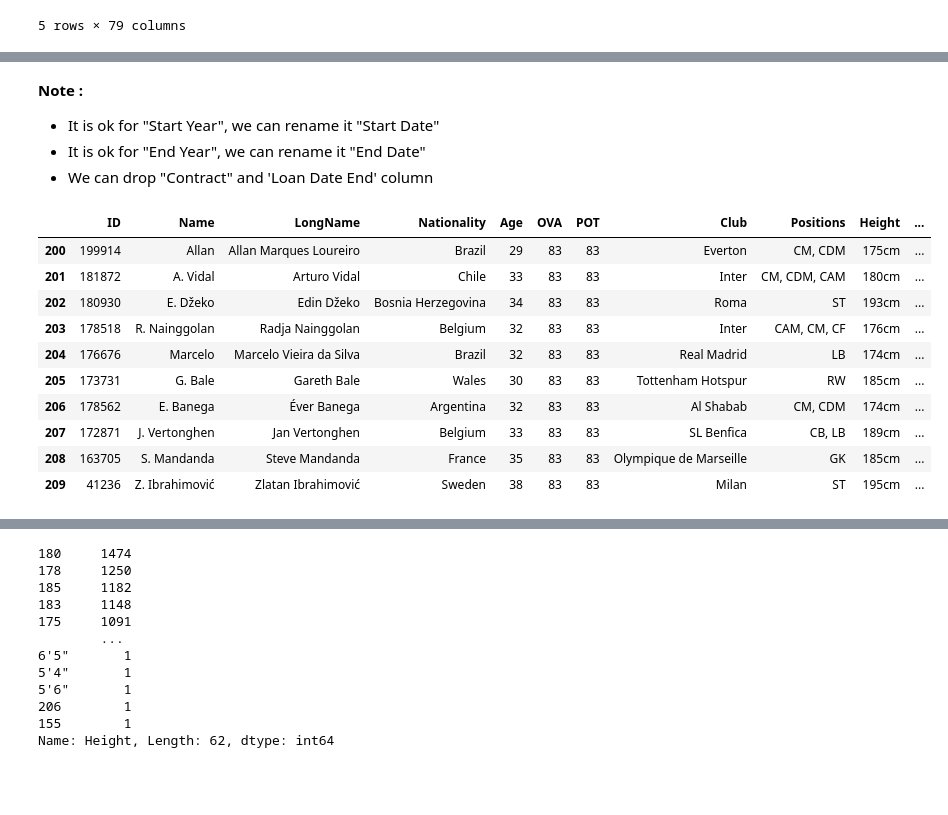
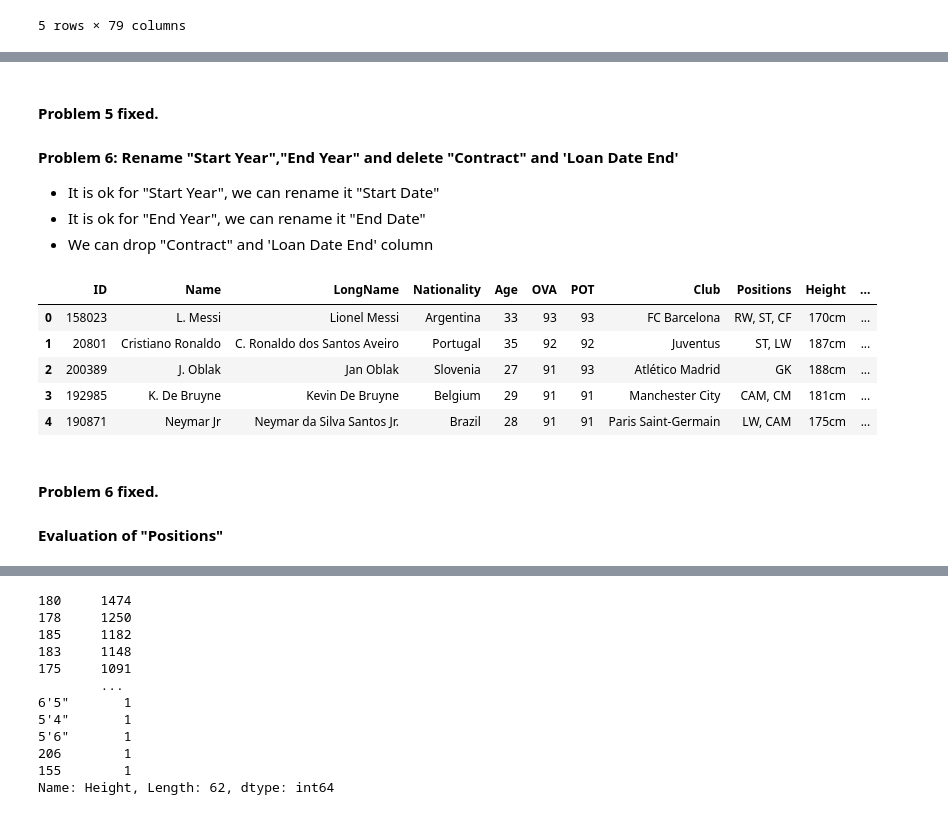
Before and after one commit to bovebove/FIFA21-Data-Cleaning, a Jupyter notebook: DataCleaingChallenge2023_03_10_dataset2.ipynb, the cells around one changed output, grey strips where cells are left out. Saved outputs shown, nothing was run; the diff lists cells and outputs as text; code cells hidden in the pictures; blank space fills up the shorter version.

```diff
--- a/DataCleaingChallenge2023_03_10_dataset2.ipynb
+++ b/DataCleaingChallenge2023_03_10_dataset2.ipynb
@@ -546,7 +606,10 @@ df['End Year'].value_counts()
 2020-12-30       1
 Name: End Year, dtype: int64
 # %% [markdown]
-**Note :**
+#### Problem 5 fixed.
+
+
+#### Problem 6: Rename "Start Year","End Year" and delete "Contract" and 'Loan Date End'
 - It is ok for "Start Year", we can rename it "Start Date"
 - It is ok for "End Year", we can rename it "End Date"
 - We can drop "Contract" and 'Loan Date End' column
@@ -555,16 +618,15 @@ df.rename(columns={"Start Year" :"Start Date", "End Year" :"End Date"},inplace=T
 # %%
 df.drop(columns=['Loan Date End','Contract'],inplace=True, errors='ignore')
 # %%
-df.iloc[200:210,0:12]
+df.iloc[:,:13].head(5)
 # %% [output]
 |  | ID | Name | LongName | Nationality | Age | OVA | POT | Club | Positions | Height | ... |
-| 200 | 199914 | Allan | Allan Marques Loureiro | Brazil | 29 | 83 | 83 | Everton | CM, CDM | 175cm | ... |
-| 201 | 181872 | A. Vidal | Arturo Vidal | Chile | 33 | 83 | 83 | Inter | CM, CDM, CAM | 180cm | ... |
-| 202 | 180930 | E. Džeko | Edin Džeko | Bosnia Herzegovina | 34 | 83 | 83 | Roma | ST | 193cm | ... |
-| 203 | 178518 | R. Nainggolan | Radja Nainggolan | Belgium | 32 | 83 | 83 | Inter | CAM, CM, CF | 176cm | ... |
-| 204 | 176676 | Marcelo | Marcelo Vieira da Silva | Brazil | 32 | 83 | 83 | Real Madrid | LB | 174cm | ... |
-| 205 | 173731 | G. Bale | Gareth Bale | Wales | 30 | 83 | 83 | Tottenham Hotspur | RW | 185cm | ... |
-| 206 | 178562 | E. Banega | Éver Banega | Argentina | 32 | 83 | 83 | Al Shabab | CM, CDM | 174cm | ... |
-| 207 | 172871 | J. Vertonghen | Jan Vertonghen | Belgium | 33 | 83 | 83 | SL Benfica | CB, LB | 189cm | ... |
-| 208 | 163705 | S. Mandanda | Steve Mandanda | France | 35 | 83 | 83 | Olympique de Marseille | GK | 185cm | ... |
-| 209 | 41236 | Z. Ibrahimović | Zlatan Ibrahimović | Sweden | 38 | 83 | 83 | Milan | ST | 195cm | ... |
+| 0 | 158023 | L. Messi | Lionel Messi | Argentina | 33 | 93 | 93 | FC Barcelona | RW, ST, CF | 170cm | ... |
+| 1 | 20801 | Cristiano Ronaldo | C. Ronaldo dos Santos Aveiro | Portugal | 35 | 92 | 92 | Juventus | ST, LW | 187cm | ... |
+| 2 | 200389 | J. Oblak | Jan Oblak | Slovenia | 27 | 91 | 93 | Atlético Madrid | GK | 188cm | ... |
+| 3 | 192985 | K. De Bruyne | Kevin De Bruyne | Belgium | 29 | 91 | 91 | Manchester City | CAM, CM | 181cm | ... |
+| 4 | 190871 | Neymar Jr | Neymar da Silva Santos Jr. | Brazil | 28 | 91 | 91 | Paris Saint-Germain | LW, CAM | 175cm | ... |
+# %% [markdown]
+#### Problem 6 fixed.
+
+#### Evaluation of "Positions"
```
Also changed, not shown: parts of 121 cells of this notebook, 1 other file.
